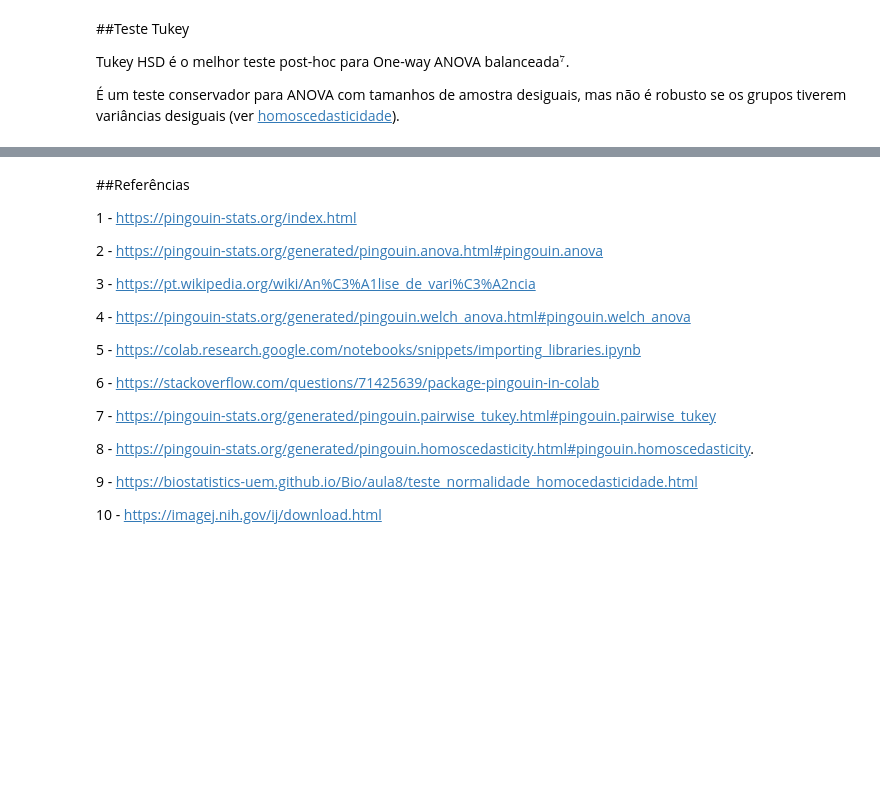
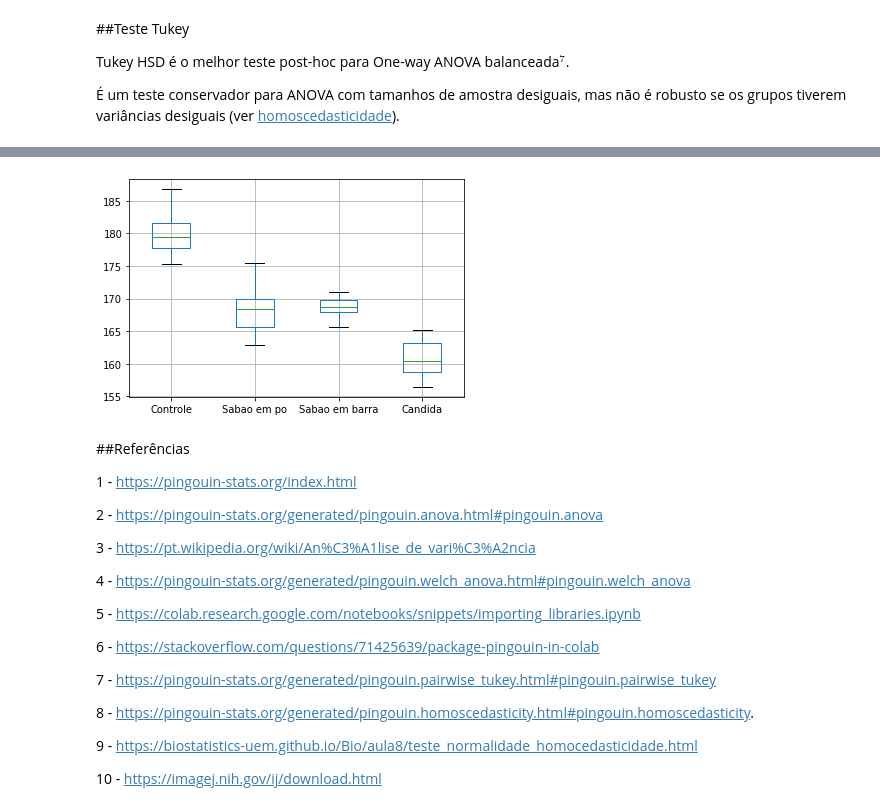
Before and after one commit to brdacunha/BCC---Projeto-Final, a Jupyter notebook: Projeto_Final_BCC_Bruno_e_André.ipynb, the cells around one changed output, grey strips where cells are left out. Saved outputs shown, nothing was run; the diff lists cells and outputs as text; code cells hidden in the pictures; blank space fills up the shorter version.

```diff
--- a/Projeto_Final_BCC_Bruno_e_André.ipynb
+++ b/Projeto_Final_BCC_Bruno_e_André.ipynb
@@ -182,3 +206,15 @@ pt.round(3)
+# %%
+import matplotlib.pyplot as plt
+
+tabela = pd.read_csv('https://raw.githubusercontent.com/brdacunha/BCC---Projeto-Final/main/Projeto%20Final_Tecido_para_Gr%C3%A1fico.csv')
+tabela
+
+plt.figure()
+tabela.boxplot(['Controle','Sabao em po','Sabao em barra','Candida'])
+
+plt.show()
+# %% [output]
+[figure, added]
 # %% [markdown]
 ##Referências
 
```
Also changed, not shown: parts of 7 cells of this notebook.
